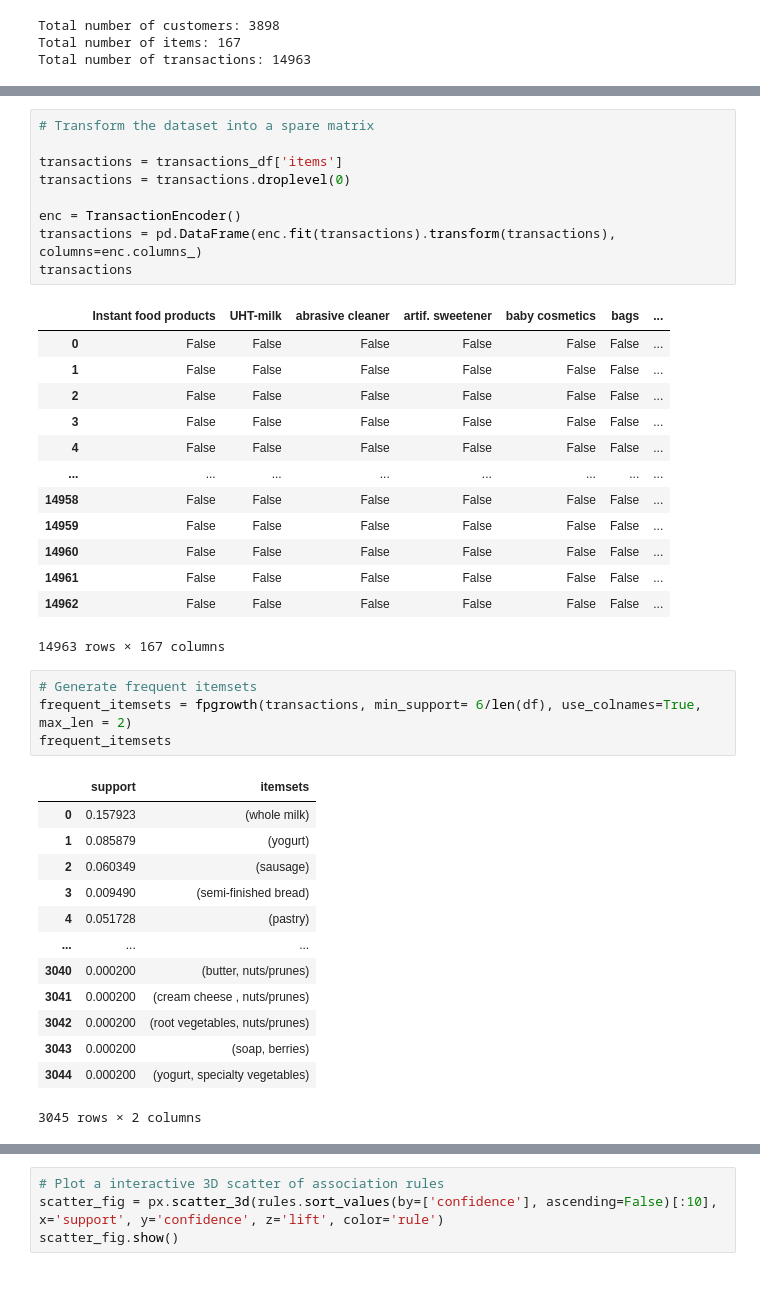
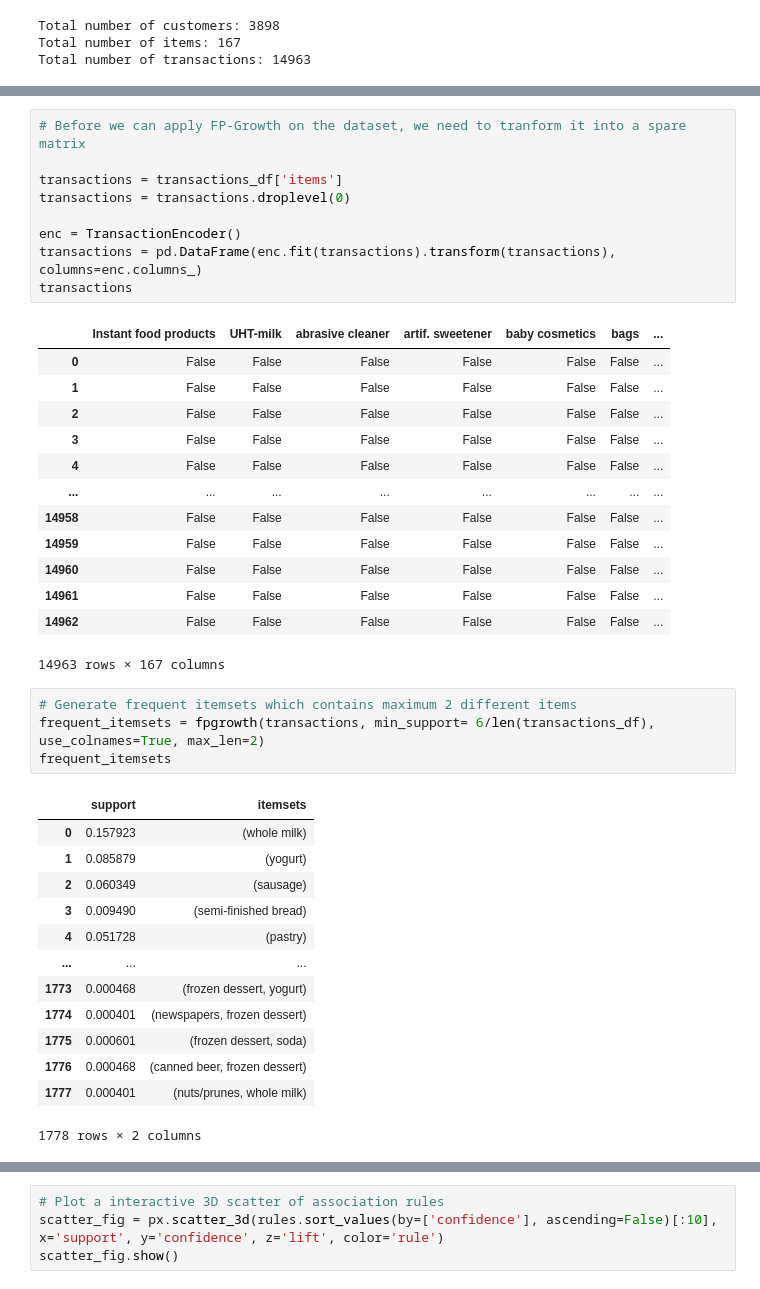
Before and after one commit to Snow31ind/fpgrowth, a Jupyter notebook: analysis/example_2.ipynb, the cells around one changed output, grey strips where cells are left out. Cells and saved outputs as stored; diff of their text form.

```diff
--- a/analysis/example_2.ipynb
+++ b/analysis/example_2.ipynb
@@ -125,5 +117,5 @@ s = sns.barplot(x=bottom_ten_items.values, y=bottom_ten_items.index)
 # %%
-# Transform the dataset into a spare matrix
+# Before we can apply FP-Growth on the dataset, we need to tranform it into a spare matrix
 
 transactions = transactions_df['items']
 transactions = transactions.droplevel(0)
@@ -146,23 +138,23 @@ transactions
 | 14962 | False | False | False | False | False | False | ... |
 14963 rows × 167 columns
 # %%
-# Generate frequent itemsets
-frequent_itemsets = fpgrowth(transactions, min_support= 6/len(df), use_colnames=True, max_len = 2)
+# Generate frequent itemsets which contains maximum 2 different items
+frequent_itemsets = fpgrowth(transactions, min_support= 6/len(transactions_df), use_colnames=True, max_len=2)
 frequent_itemsets
 # %% [output]
 |  | support | itemsets |
 | 0 | 0.157923 | (whole milk) |
 | 1 | 0.085879 | (yogurt) |
 | 2 | 0.060349 | (sausage) |
 | 3 | 0.009490 | (semi-finished bread) |
 | 4 | 0.051728 | (pastry) |
 | ... | ... | ... |
-| 3040 | 0.000200 | (butter, nuts/prunes) |
-| 3041 | 0.000200 | (cream cheese , nuts/prunes) |
-| 3042 | 0.000200 | (root vegetables, nuts/prunes) |
-| 3043 | 0.000200 | (soap, berries) |
-| 3044 | 0.000200 | (yogurt, specialty vegetables) |
+| 1773 | 0.000468 | (frozen dessert, yogurt) |
+| 1774 | 0.000401 | (newspapers, frozen dessert) |
+| 1775 | 0.000601 | (frozen dessert, soda) |
+| 1776 | 0.000468 | (canned beer, frozen dessert) |
+| 1777 | 0.000401 | (nuts/prunes, whole milk) |
-3045 rows × 2 columns
+1778 rows × 2 columns
 # %%
 # Generate association rules
 rules = association_rules(frequent_itemsets, metric="lift",  min_threshold = 1.5)
```
Also changed, not shown: parts of 8 cells of this notebook, 2 other files.
